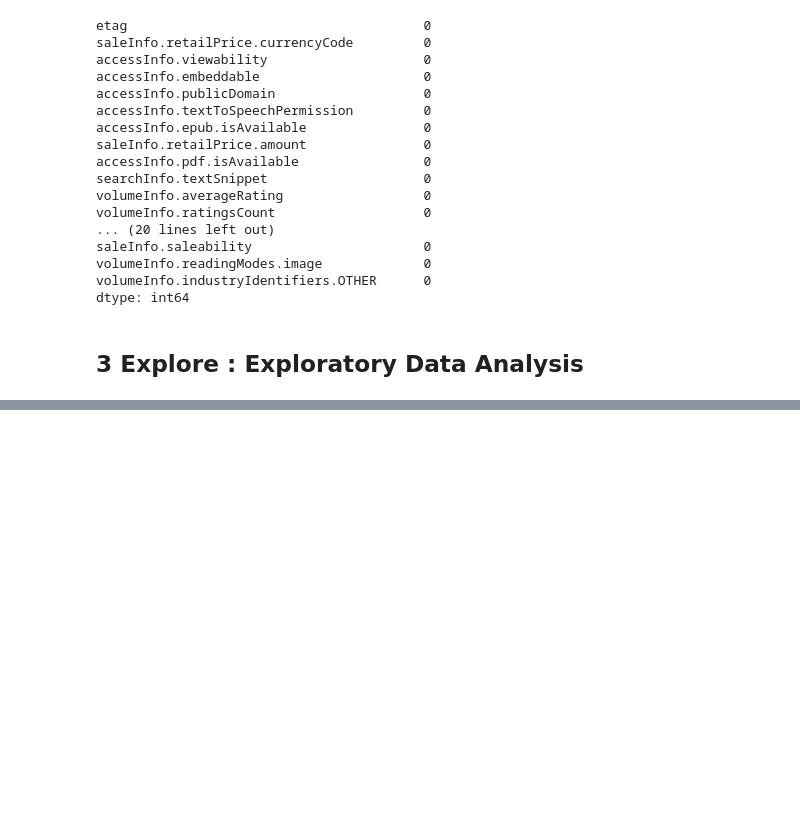
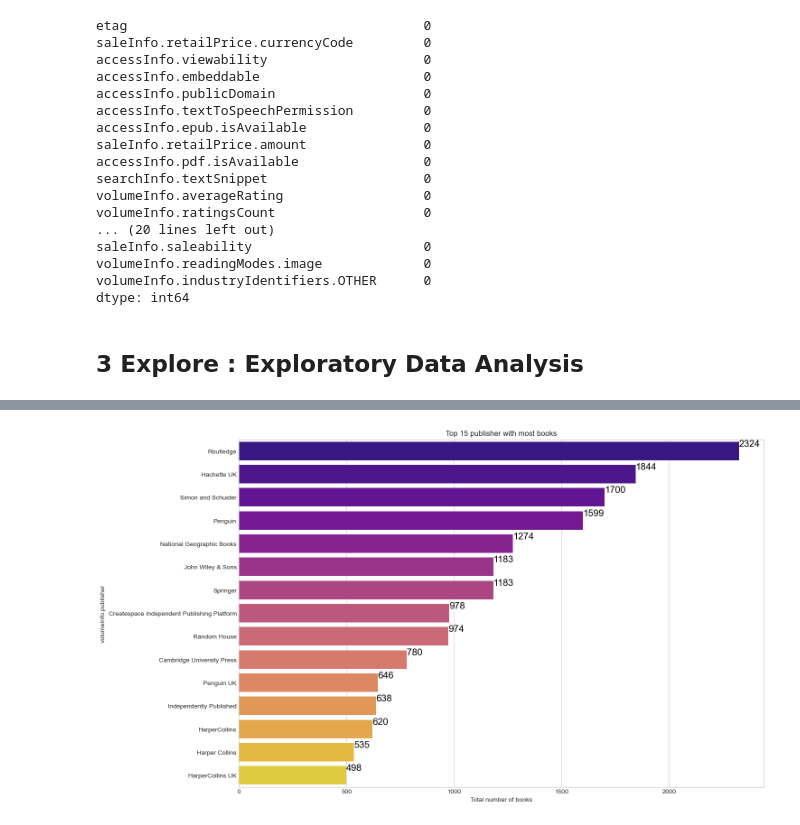
Before and after one commit to hilarylimyuxuan/Book-Recommendation-System, a Jupyter notebook: Book Recommendation System - Google Book.ipynb, the cells around one changed output, grey strips where cells are left out. Saved outputs shown, nothing was run; the diff lists cells and outputs as text; code cells hidden in the pictures; blank space fills up the shorter version.

```diff
--- a/Book Recommendation System - Google Book.ipynb
+++ b/Book Recommendation System - Google Book.ipynb
@@ -887,0 +1070,6 @@ book_df.to_csv('books_clean.csv')
+# %%
+#Top fifteen Publishers
+# to remove missing as category
+publisher_table=cleaned_df[cleaned_df['volumeInfo.publisher']!='Missing']
+top_15_publisher = publisher_table.groupby('volumeInfo.publisher')['volumeInfo.title'].count().reset_index().sort_values('volumeInfo.title', ascending=False).head(15).set_index('volumeInfo.publisher')
+top_15_publisher.head(15)
@@ -887,0 +1094,18 @@ book_df.to_csv('books_clean.csv')
+# %%
+#Top fifteen Publishers-Bar Chart
+#Observation: Routledge published the most, with 2,324 different books based on our data. Subsequently, Hachette UK and Simon and Schuster ranked second and third with 1,844 and 1,700 books published respectively.
+
+plt.figure(figsize=(15,10))
+ax = sns.barplot(top_15_publisher['volumeInfo.title'], top_15_publisher.index, palette='plasma')
+
+ax.set_title("Top 15 publisher with most books")
+ax.set_xlabel("Total number of books")
+totals = []
+for i in ax.patches:
+    totals.append(i.get_width())
+total = sum(totals)
+for i in ax.patches:
+    ax.text(i.get_width()+.2, i.get_y()+.2,str(round(i.get_width())), fontsize=15,color='black')
+plt.show()
+# %% [output]
+[figure, added]
```
Also changed, not shown: parts of 12 cells of this notebook.
